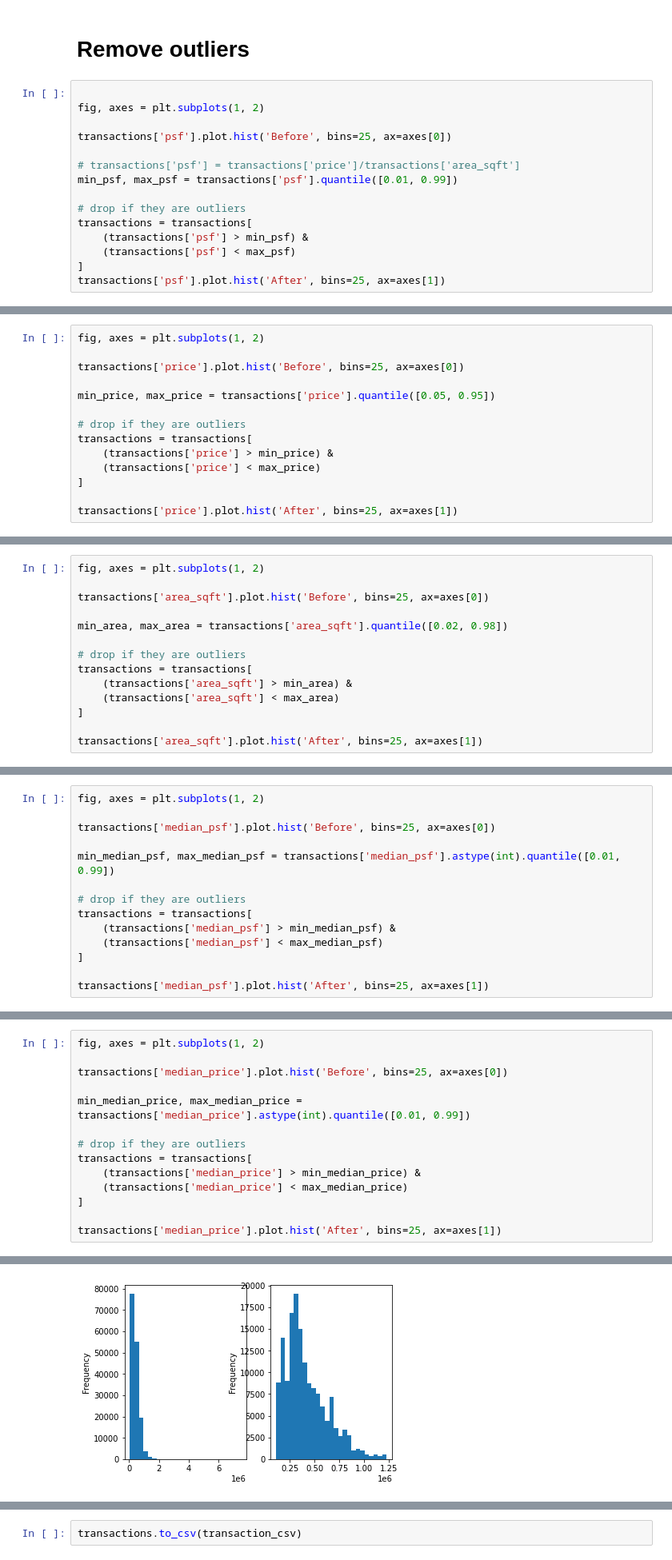
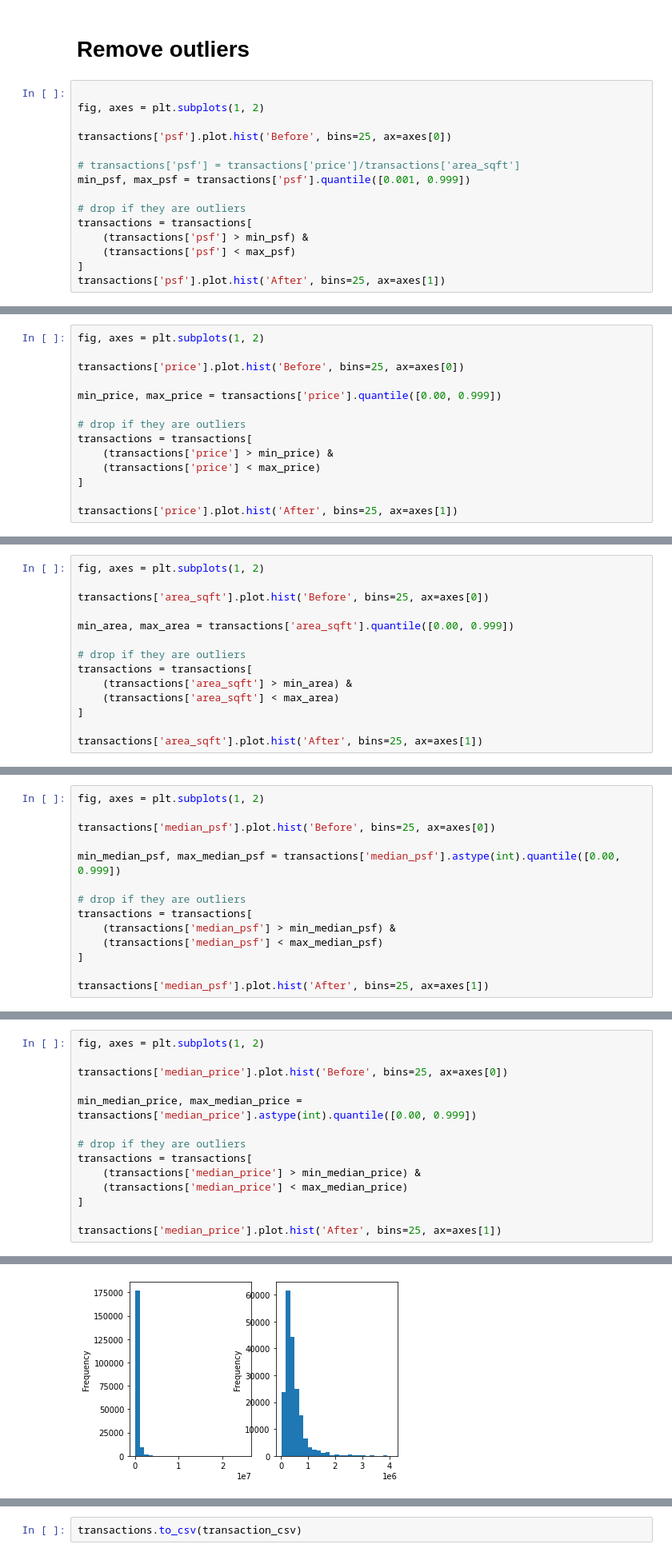
Before and after one commit to tangklrb/WQD7005, a Jupyter notebook: 06_Assignment_Milestone_3/Milestone 3.2 - Data Processing.ipynb, the cells around one changed output, grey strips where cells are left out. Shown at 80% size. Saved outputs shown, nothing was run; the diff lists cells and outputs as text.

```diff
--- a/06_Assignment_Milestone_3/Milestone 3.2 - Data Processing.ipynb
+++ b/06_Assignment_Milestone_3/Milestone 3.2 - Data Processing.ipynb
@@ -211,7 +150,7 @@ fig, axes = plt.subplots(1, 2)
 transactions['psf'].plot.hist('Before', bins=25, ax=axes[0])
 
 # transactions['psf'] = transactions['price']/transactions['area_sqft']
-min_psf, max_psf = transactions['psf'].quantile([0.01, 0.99])
+min_psf, max_psf = transactions['psf'].quantile([0.001, 0.999])
 
 # drop if they are outliers
 transactions = transactions[
@@ -227,7 +166,7 @@ fig, axes = plt.subplots(1, 2)
 
 transactions['price'].plot.hist('Before', bins=25, ax=axes[0])
 
-min_price, max_price = transactions['price'].quantile([0.05, 0.95])
+min_price, max_price = transactions['price'].quantile([0.00, 0.999])
 
 # drop if they are outliers
 transactions = transactions[
@@ -244,7 +183,7 @@ fig, axes = plt.subplots(1, 2)
 
 transactions['area_sqft'].plot.hist('Before', bins=25, ax=axes[0])
 
-min_area, max_area = transactions['area_sqft'].quantile([0.02, 0.98])
+min_area, max_area = transactions['area_sqft'].quantile([0.00, 0.999])
 
 # drop if they are outliers
 transactions = transactions[
@@ -278,7 +217,7 @@ fig, axes = plt.subplots(1, 2)
 
 transactions['median_psf'].plot.hist('Before', bins=25, ax=axes[0])
 
-min_median_psf, max_median_psf = transactions['median_psf'].astype(int).quantile([0.01, 0.99])
+min_median_psf, max_median_psf = transactions['median_psf'].astype(int).quantile([0.00, 0.999])
 
 # drop if they are outliers
 transactions = transactions[
@@ -293,20 +232,20 @@ transactions['median_psf'].plot.hist('After', bins=25, ax=axes[1])
 # %%
 fig, axes = plt.subplots(1, 2)
 
 transactions['median_price'].plot.hist('Before', bins=25, ax=axes[0])
 
-min_median_price, max_median_price = transactions['median_price'].astype(int).quantile([0.01, 0.99])
+min_median_price, max_median_price = transactions['median_price'].astype(int).quantile([0.00, 0.999])
 
 # drop if they are outliers
 transactions = transactions[
     (transactions['median_price'] > min_median_price) &
     (transactions['median_price'] < max_median_price)
 ]
 
 transactions['median_price'].plot.hist('After', bins=25, ax=axes[1])
 # %% [output]
 <matplotlib.axes._subplots.AxesSubplot at 0x...>
-[figure, old version]
+[figure, new version]
 # %%
 fig, axes = plt.subplots(1, 2)
 
```
Also changed, not shown: parts of 25 cells of this notebook, 8 other files.
